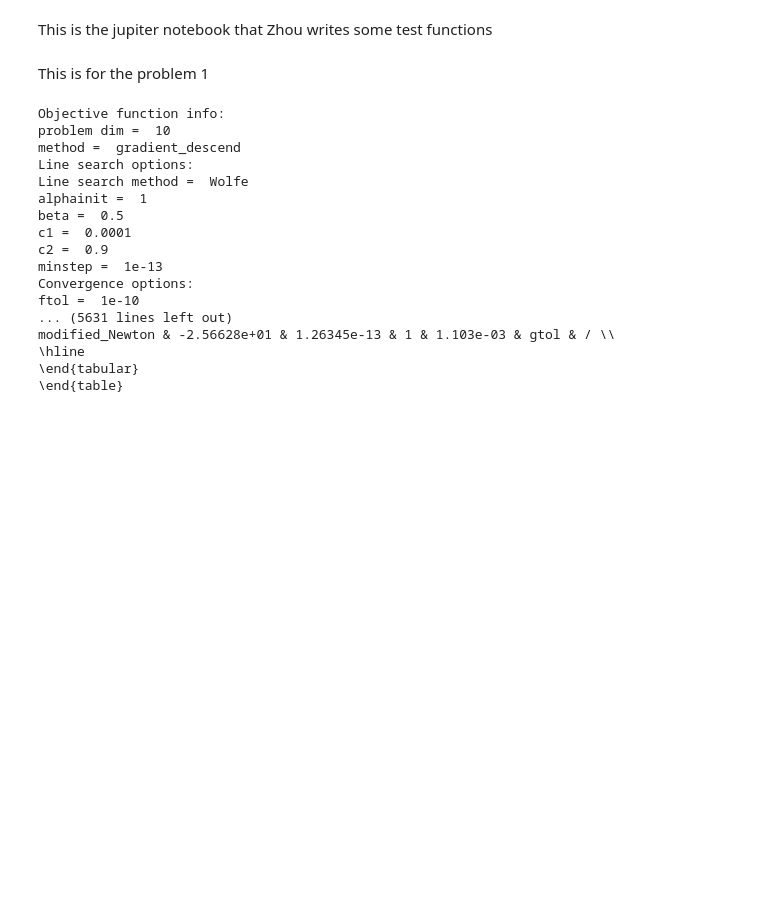
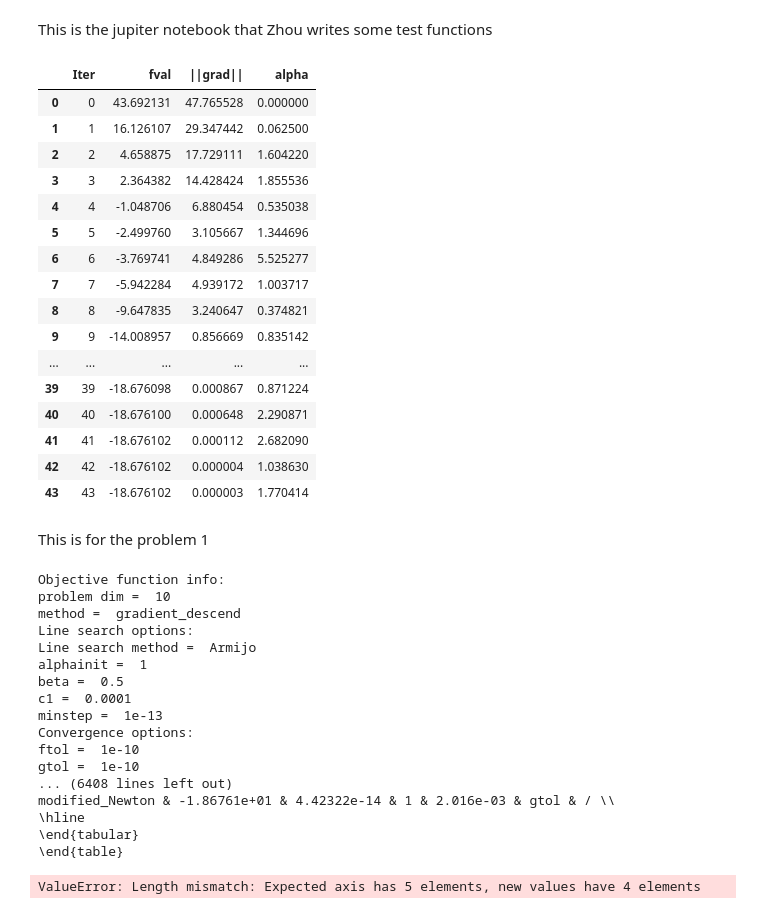
Before and after one commit to Zhou-spec/nonlinear-programming, a Jupyter notebook: Zhou playground.ipynb, the cells around one changed output. Saved outputs shown, nothing was run; the diff lists cells and outputs as text; code cells hidden in the pictures; blank space fills up the shorter version.

```diff
--- a/Zhou playground.ipynb
+++ b/Zhou playground.ipynb
@@ -123,3 +8,26 @@ def runcase(Obj, xinit, Objname = 'OptObj', line_search_method = 'Armijo', metho
+# %%
+import pandas as pd
+
+df = pd.read_csv('result/Quadratic_BFGS_Armijo.txt', delim_whitespace=True)
+df
+# %% [output]
+|  | Iter | fval | ||grad|| | alpha |
+| 0 | 0 | 43.692131 | 47.765528 | 0.000000 |
+| 1 | 1 | 16.126107 | 29.347442 | 0.062500 |
+| 2 | 2 | 4.658875 | 17.729111 | 1.604220 |
+| 3 | 3 | 2.364382 | 14.428424 | 1.855536 |
+| 4 | 4 | -1.048706 | 6.880454 | 0.535038 |
+| 5 | 5 | -2.499760 | 3.105667 | 1.344696 |
+| 6 | 6 | -3.769741 | 4.849286 | 5.525277 |
+| 7 | 7 | -5.942284 | 4.939172 | 1.003717 |
+| 8 | 8 | -9.647835 | 3.240647 | 0.374821 |
+| 9 | 9 | -14.008957 | 0.856669 | 0.835142 |
+| ... | ... | ... | ... | ... |
+| 39 | 39 | -18.676098 | 0.000867 | 0.871224 |
+| 40 | 40 | -18.676100 | 0.000648 | 2.290871 |
+| 41 | 41 | -18.676102 | 0.000112 | 2.682090 |
+| 42 | 42 | -18.676102 | 0.000004 | 1.038630 |
+| 43 | 43 | -18.676102 | 0.000003 | 1.770414 |
 # %% [markdown]
 This is for the problem 1
 # %%
@@ -136,22 +44,55 @@ obj = quad_obj(Q, q)
 # solve the objective function using the gradient descent method
 x0 = np.random.rand(n)
 
-runcase(obj, x0, Objname = 'Quadratic', line_search_method = 'Wolfe', make_table = True)
+runcase(obj, x0, Objname = 'Quadratic', line_search_method = 'Armijo', make_table = True)
 # %% [output]
 Objective function info:
 problem dim =  10
 method =  gradient_descend
 Line search options:
-Line search method =  Wolfe
+Line search method =  Armijo
 alphainit =  1
 beta =  0.5
 c1 =  0.0001
-c2 =  0.9
 minstep =  1e-13
 Convergence options:
 ftol =  1e-10
-... (5631 lines left out)
-modified_Newton & -2.56628e+01 & 1.26345e-13 & 1 & 1.103e-03 & gtol & / \\
+gtol =  1e-10
+... (6408 lines left out)
+modified_Newton & -1.86761e+01 & 4.42322e-14 & 1 & 2.016e-03 & gtol & / \\
 \hline
 \end{tabular}
 \end{table}
+# %%
+import pandas as pd
+import matplotlib.pyplot as plt
+
+# Read the data from the text file
+# end if encounter a blank line
+
+
+# Plot the function value (fval) over iterations
+plt.plot(data['Iter'], data['fval'])
+plt.xlabel('Iteration')
+plt.ylabel('Function Value (fval)')
+plt.title('Function Value vs. Iteration')
+plt.grid(True)
+plt.show()
+
+# Plot the gradient magnitude (||grad||) over iterations
+plt.plot(data['Iter'], data['||grad||'])
+plt.xlabel('Iteration')
+plt.ylabel('Gradient Magnitude (||grad||)')
+plt.title('Gradient Magnitude vs. Iteration')
+plt.grid(True)
+plt.show()
+
+# Plot alpha over iterations
+plt.plot(data['Iter'], data['alpha'])
+plt.xlabel('Iteration')
+plt.ylabel('Alpha')
+plt.title('Alpha vs. Iteration')
+plt.grid(True)
+plt.show()
+# %% [output]
+ValueError: Length mismatch: Expected axis has 5 elements, new values have 4 elements
```
Also changed, not shown: parts of 3 cells of this notebook, 15 other files.
